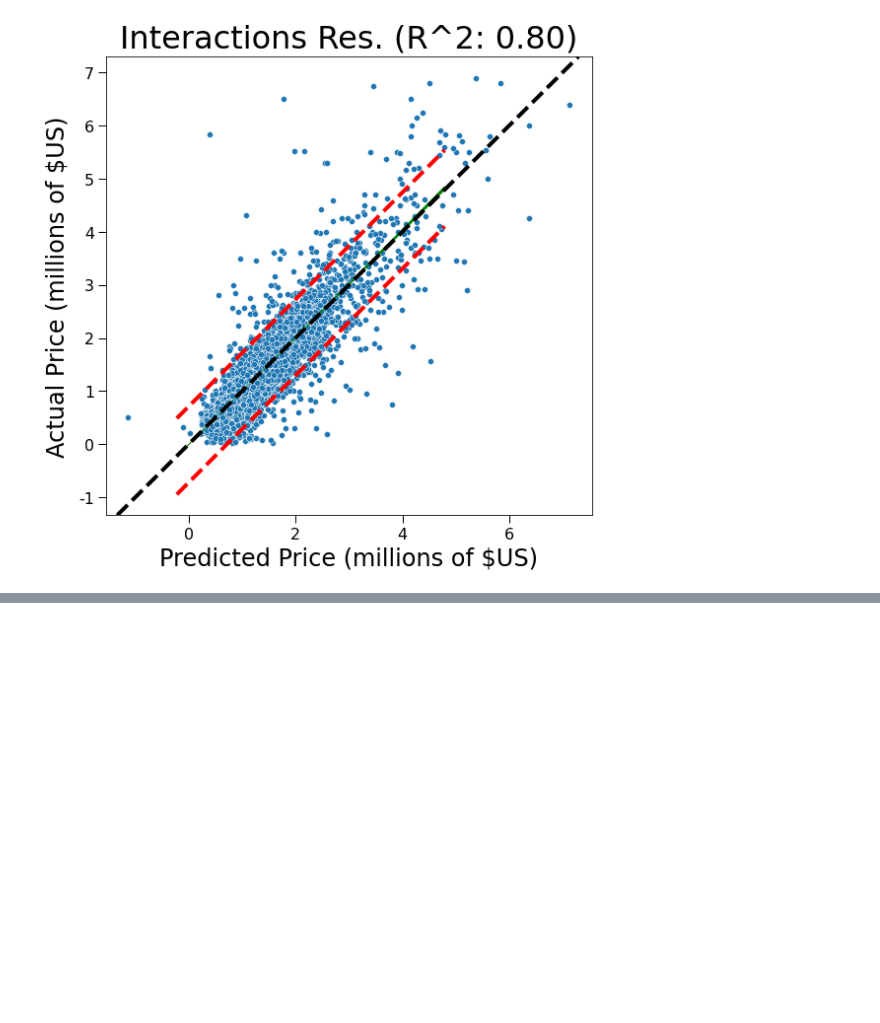
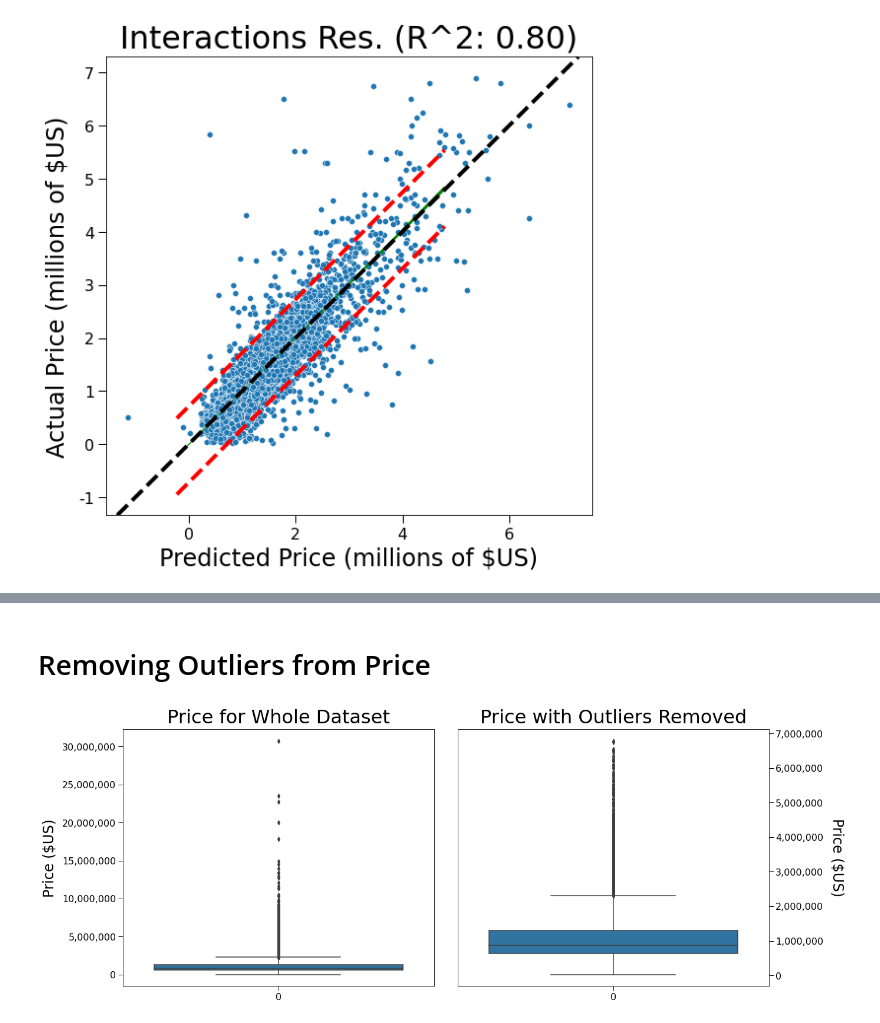
Before and after one commit to JoshuaGottlieb/King-County-Analysis, a Jupyter notebook: notebooks/Visualizations.ipynb, the cells around one changed output, grey strips where cells are left out. Saved outputs shown, nothing was run; the diff lists cells and outputs as text; code cells hidden in the pictures; blank space fills up the shorter version.

```diff
--- a/notebooks/Visualizations.ipynb
+++ b/notebooks/Visualizations.ipynb
@@ -356,0 +468,54 @@ plt.savefig('../images/prim_disc_inter_residuals.png')
+# %% [markdown]
+# Removing Outliers from Price
+# %%
+# Recreating original train-test split
+X_train, X_test, y_train, y_test = train_test_split(all_data.drop('price', axis = 1),
+                                                    all_data.price,
+                                                    test_size = 0.33,
+                                                    random_state = 42)
+
+# Creating outliers removed y-values
+max_outliers = (y_train.quantile(0.75) + (1.5 * (y_train.quantile(0.75) - y_train.quantile(0.25)))) * 3
+y_train_reduced = y_train.loc[y_train <= max_outliers].copy()
+
+# Declare fig, ax objects
+fig, ax = plt.subplots(1, 2, figsize = (20, 8))
+
+# Create seaborn boxplots
+sns.boxplot(data = y_train, ax = ax[0]);
+sns.boxplot(data = y_train_reduced, ax = ax[1]);
+
+# Configure tick labels and ticks
+for axis in ax:
+    axis.get_xaxis().set_major_formatter(pltticker.FuncFormatter(lambda x, p: format(int(x), ',')))
+    axis.get_yaxis().set_major_formatter(pltticker.FuncFormatter(lambda x, p: format(int(x), ',')))
+    configure_ticklabels_and_params(axis)
+
+ax[1].yaxis.tick_right()
+ax[1].yaxis.set_label_position("right")
+
+# Configure axis labels and title
+configure_axislabels_and_title(ax[0],
+                               None,
+                               'Price ($US)',
+                               'Price for Whole Dataset')
+
+configure_axislabels_and_title(ax[1],
+                               None,
+                               'Price ($US)',
+                               'Price with Outliers Removed')
+
+# Have to set ax_1 y_label separately to rotate
+ax[1].set_ylabel('Price ($US)',
+                 fontfamily = 'Arial',
+                 fontsize = 24,
+                 labelpad = 35,
+                 rotation = 270)
+
+# Set tight layout
+plt.tight_layout(pad = 4.0)
+
+# Save image
+plt.savefig('../images/removing_price_outliers.png')
+# %% [output]
+[figure, added]
```
Also changed, not shown: parts of 10 cells of this notebook, 6 other files.
